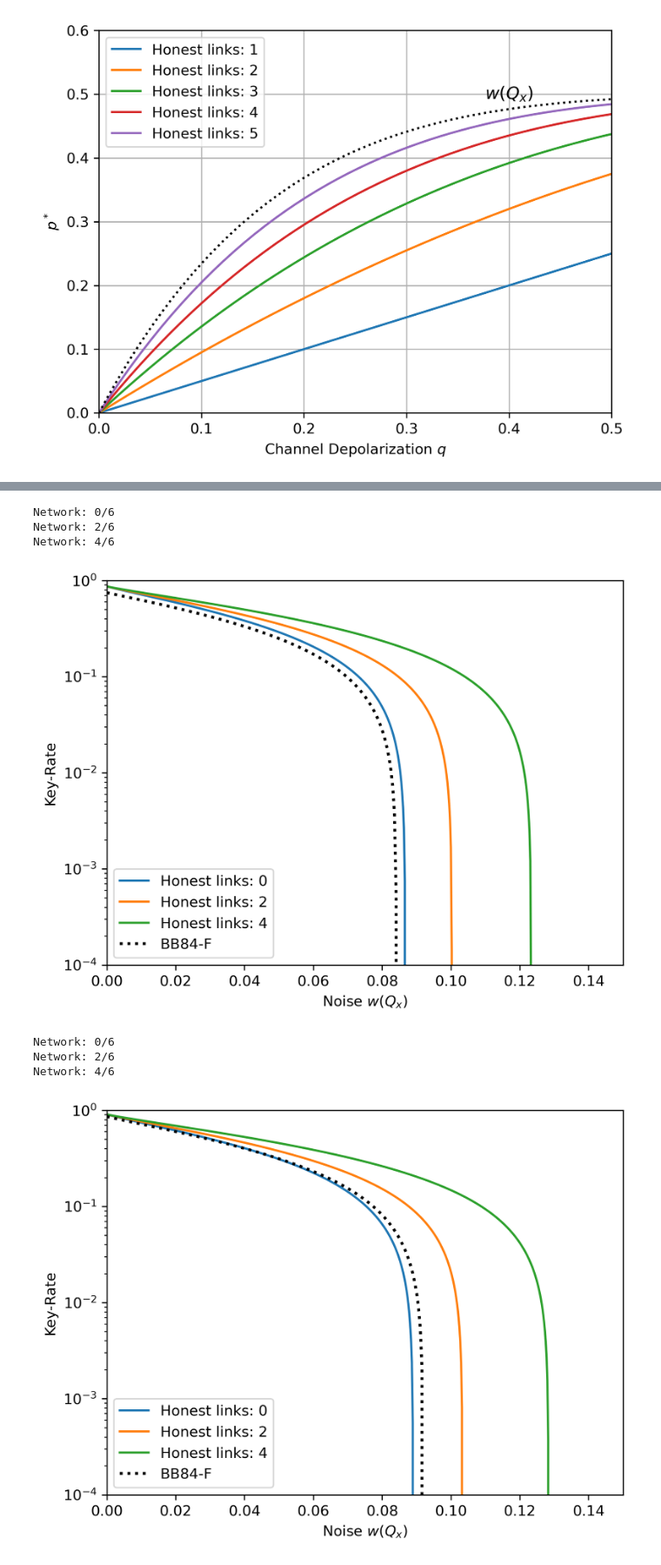
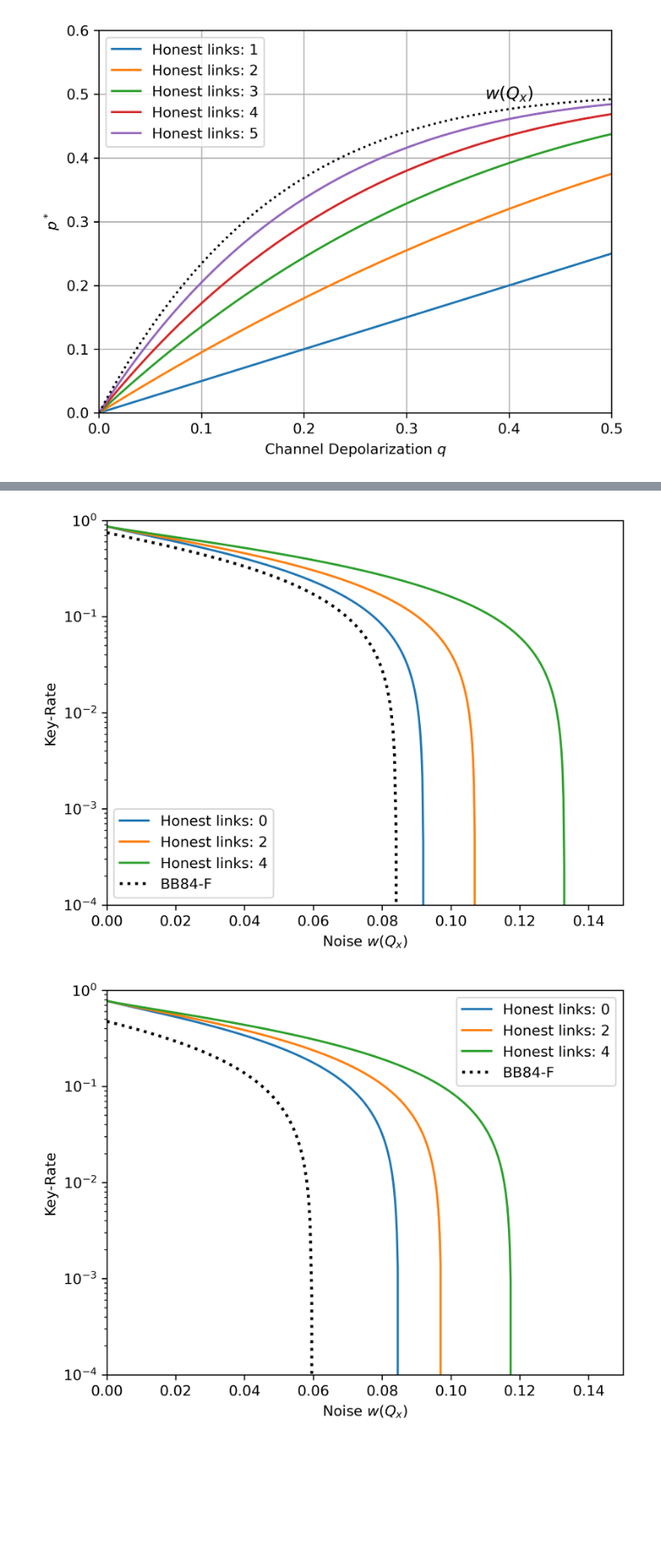
Before and after one commit to AdrianHarkness/Repeater-Security, a Jupyter notebook: Keyrate_Plots.ipynb, the cells around one changed output, grey strips where cells are left out. Shown at 87% size. Saved outputs shown, nothing was run; the diff lists cells and outputs as text; code cells hidden in the pictures; blank space fills up the shorter version.

```diff
--- a/Keyrate_Plots.ipynb
+++ b/Keyrate_Plots.ipynb
@@ -15,4 +11,4 @@ Network Noise: 0.08351399753549921
 # %%
-for N in [1e6, 1e7, 1e8]:
+for N in [1e8, 1e7, 1e6]:
     plot_keyrate_vs_Qx(full_size=6, honest_sizes=[0,2,4], N=N)
 # %% [output]
@@ -23,11 +16,5 @@ Network: 4/6
-Network: 0/6
-Network: 2/6
-Network: 4/6
-[figure, old version]
+[figure, new version]
-Network: 0/6
-Network: 2/6
-Network: 4/6
-[figure, old version]
+[figure, new version]
 # %%
 plot_asymptotic_keyrate_vs_Qx(full_size=6, honest_sizes=[0,2,4])
 # %% [output]
```
Also changed, not shown: parts of 3 cells of this notebook, 5 other files.
